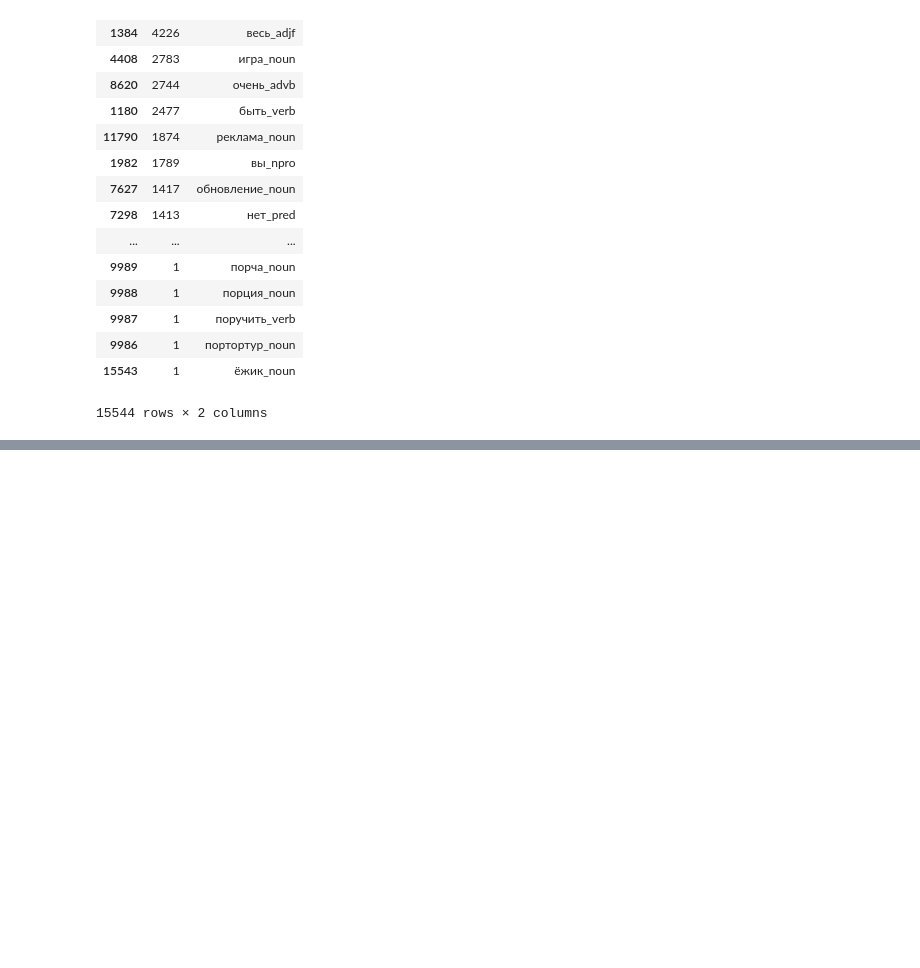
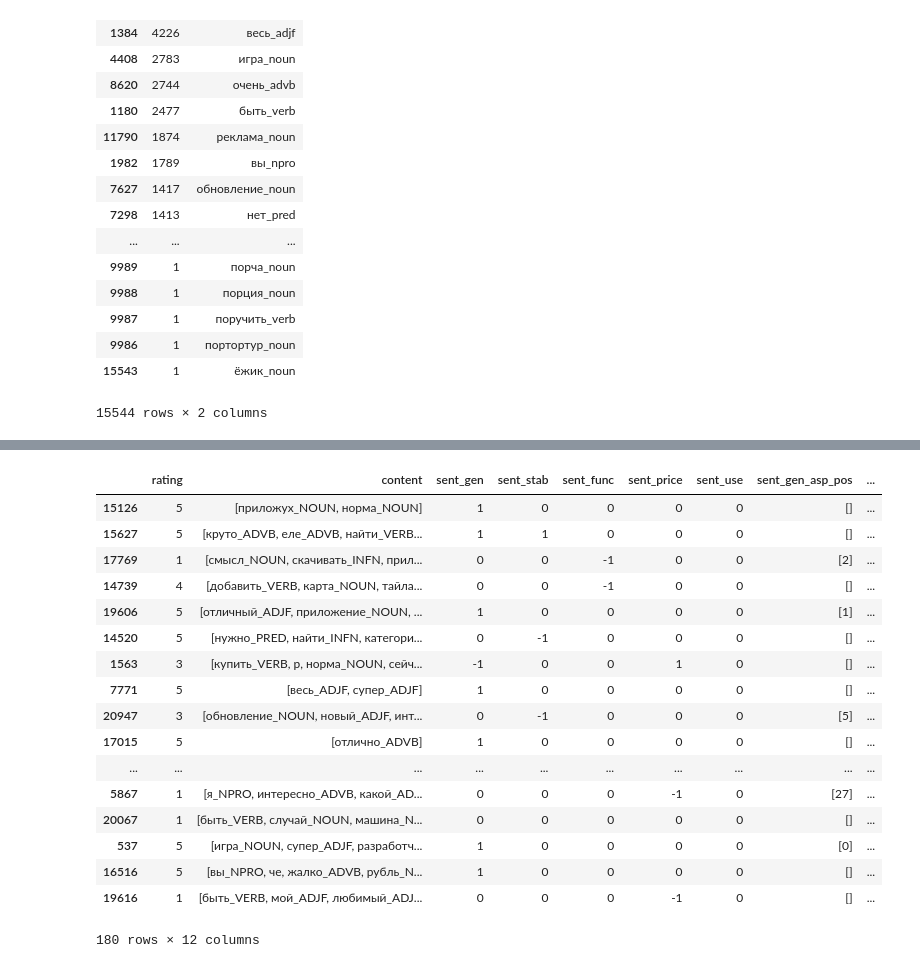
Before and after one commit to dayannn/sentiments, a Jupyter notebook: Sent_asp.ipynb, the cells around one changed output, grey strips where cells are left out. Cells and saved outputs as stored; diff of their text form; code cells hidden in the pictures; blank space fills up the shorter version.

```diff
--- a/Sent_asp.ipynb
+++ b/Sent_asp.ipynb
@@ -246,15 +200,0 @@ test_df
-# %%
-df1 = pd.DataFrame(columns = test_df.columns)
-
-
-for index, row in test_df.iterrows():
-    row.content = row.content.split()
-    row['asp_pos'] = []
-    flag = False
-    for word in aspect_general:
-        if (word in row.content):
-            flag = True
-            row['asp_pos'] += [row.content.index(word)]
-    if (flag):
-        df1 = df1.append(row)
-df1
@@ -285,0 +280,3 @@ AttributeError: 'list' object has no attribute 'shape'
+# %%
+test_df = pd.DataFrame.from_csv("./200_random_revs.csv", encoding="cp1251")
+test_df
@@ -286 +324,43 @@ AttributeError: 'list' object has no attribute 'shape'
+# %%
+test_df.content = test_df.content.str.split()
+# %%
+def find_asp_terms (revs, asp_name, asp_list, inplace=True):
+    if (not inplace):
+        revs = revs.copy()
+    revs[asp_name+'_asp_pos'] = np.empty((len(revs), 0)).tolist()
+    for index, row in revs.iterrows():
+        for word in asp_list:
+            if (word in row.content):
+                revs.loc[index, asp_name+'_asp_pos'].append(row.content.index(word))
+
+                #df1.loc[index, asp_name+'_asp_pos'] = df1.loc[index, asp_name+'_asp_pos'] + [row.content.index(word)]
+
+
+
+find_asp_terms(test_df, asp_name="sent_gen", asp_list=aspect_general)
+find_asp_terms(test_df, asp_name="sent_stab", asp_list=aspect_stability)
+find_asp_terms(test_df, asp_name="sent_func", asp_list=aspect_functionality)
+find_asp_terms(test_df, asp_name="sent_price", asp_list=aspect_cost)
+find_asp_terms(test_df, asp_name="sent_use", asp_list=aspect_usability)
+
+test_df
+# %% [output]
+|  | rating | content | sent_gen | sent_stab | sent_func | sent_price | sent_use | sent_gen_asp_pos | ... |
+| 15126 | 5 | [приложух_NOUN, норма_NOUN] | 1 | 0 | 0 | 0 | 0 | [] | ... |
+| 15627 | 5 | [круто_ADVB, еле_ADVB, найти_VERB... | 1 | 1 | 0 | 0 | 0 | [] | ... |
+| 17769 | 1 | [смысл_NOUN, скачивать_INFN, прил... | 0 | 0 | -1 | 0 | 0 | [2] | ... |
+| 14739 | 4 | [добавить_VERB, карта_NOUN, тайла... | 0 | 0 | -1 | 0 | 0 | [] | ... |
+| 19606 | 5 | [отличный_ADJF, приложение_NOUN, ... | 1 | 0 | 0 | 0 | 0 | [1] | ... |
+| 14520 | 5 | [нужно_PRED, найти_INFN, категори... | 0 | -1 | 0 | 0 | 0 | [] | ... |
+| 1563 | 3 | [купить_VERB, р, норма_NOUN, сейч... | -1 | 0 | 0 | 1 | 0 | [] | ... |
+| 7771 | 5 | [весь_ADJF, супер_ADJF] | 1 | 0 | 0 | 0 | 0 | [] | ... |
+| 20947 | 3 | [обновление_NOUN, новый_ADJF, инт... | 0 | -1 | 0 | 0 | 0 | [5] | ... |
+| 17015 | 5 | [отлично_ADVB] | 1 | 0 | 0 | 0 | 0 | [] | ... |
+| ... | ... | ... | ... | ... | ... | ... | ... | ... | ... |
+| 5867 | 1 | [я_NPRO, интересно_ADVB, какой_AD... | 0 | 0 | 0 | -1 | 0 | [27] | ... |
+| 20067 | 1 | [быть_VERB, случай_NOUN, машина_N... | 0 | 0 | 0 | 0 | 0 | [] | ... |
+| 537 | 5 | [игра_NOUN, супер_ADJF, разработч... | 1 | 0 | 0 | 0 | 0 | [0] | ... |
+| 16516 | 5 | [вы_NPRO, че, жалко_ADVB, рубль_N... | 1 | 0 | 0 | 0 | 0 | [] | ... |
+| 19616 | 1 | [быть_VERB, мой_ADJF, любимый_ADJ... | 0 | 0 | 0 | -1 | 0 | [] | ... |
+180 rows × 12 columns
 # %%
```
Also changed, not shown: parts of 24 cells of this notebook, 1 other file.
